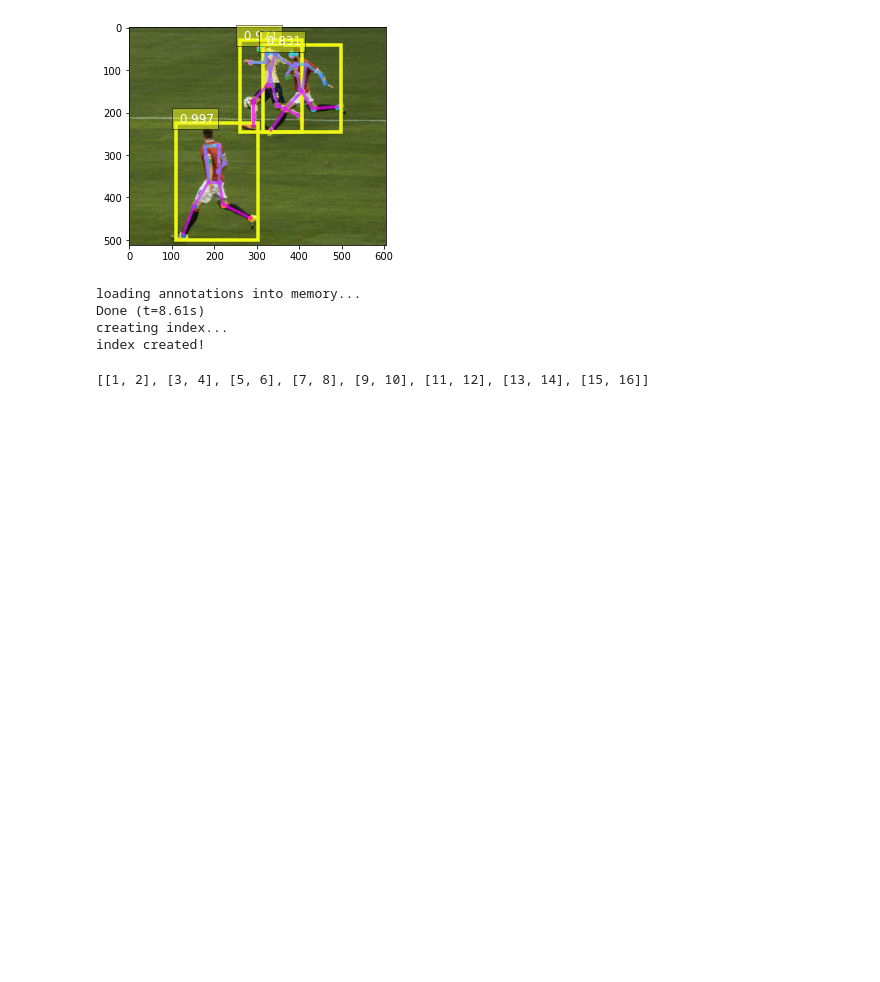
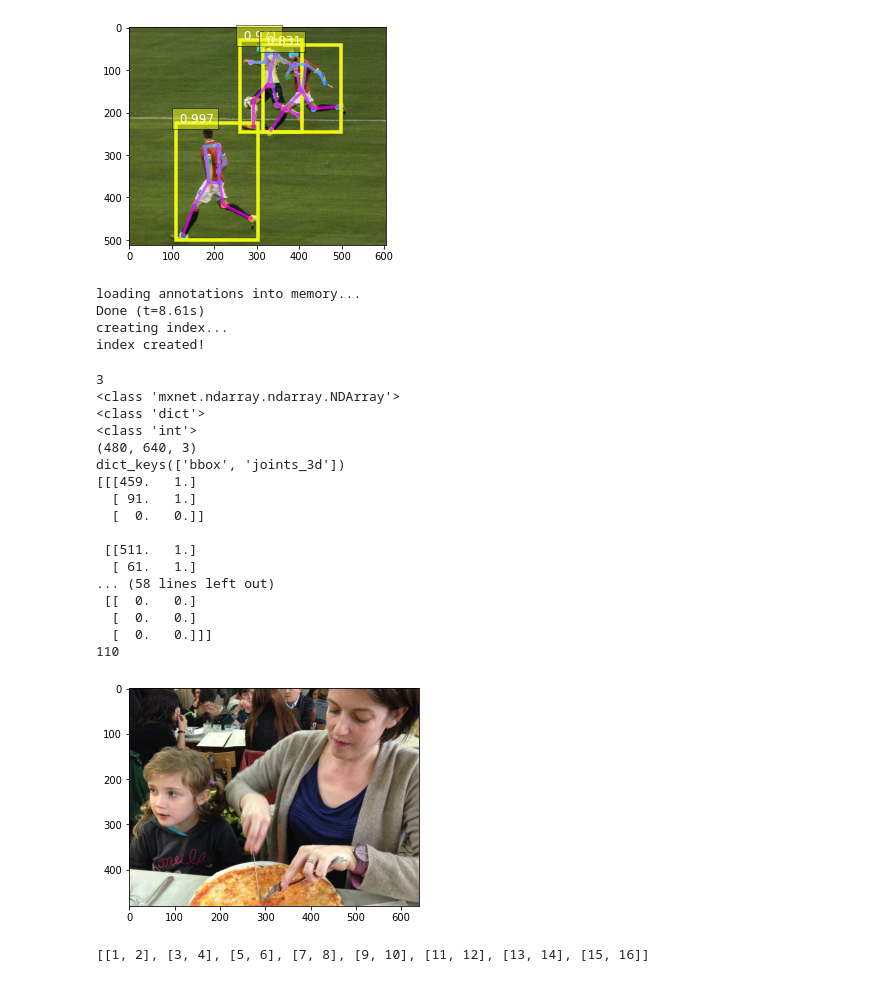
Before and after one commit to e8035669/torch-learning, a Jupyter notebook: python/10-gluoncv-with-pytorch/02-pose-mxnet.ipynb, the cells around one changed output. Cells and saved outputs as stored; diff of their text form; code cells hidden in the pictures; blank space fills up the shorter version.

```diff
--- a/python/10-gluoncv-with-pytorch/02-pose-mxnet.ipynb
+++ b/python/10-gluoncv-with-pytorch/02-pose-mxnet.ipynb
@@ -123,3 +125,34 @@ index created!
+# %%
+print(len(train_dataset[7]))
+a = train_dataset[7]
+for i in a:
+    print(type(i))
+
+print(a[0].shape)
+print(a[1].keys())
+print((a[1]['joints_3d']))
+print(a[2])
+plt.imshow(a[0].asnumpy())
+plt.show()
+# %% [output]
+3
+<class 'mxnet.ndarray.ndarray.NDArray'>
+<class 'dict'>
+<class 'int'>
+(480, 640, 3)
+dict_keys(['bbox', 'joints_3d'])
+[[[459.   1.]
+  [ 91.   1.]
+  [  0.   0.]]
+
+ [[511.   1.]
+  [ 61.   1.]
+... (58 lines left out)
+ [[  0.   0.]
+  [  0.   0.]
+  [  0.   0.]]]
+110
+[figure, added]
 # %%
 print(train_dataset.joint_pairs)
 # %% [output]
```
Also changed, not shown: parts of 1 cell of this notebook, 2 other files.
